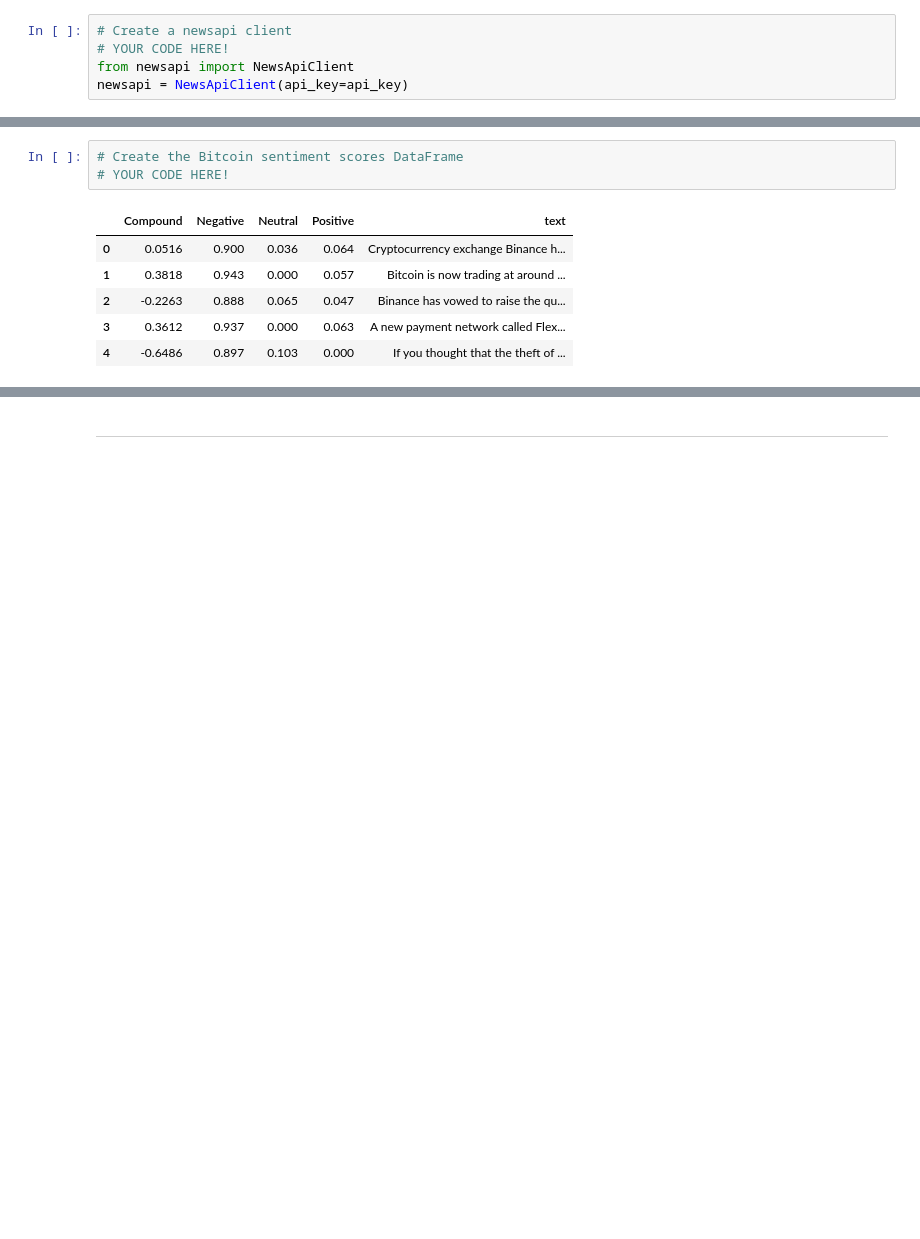
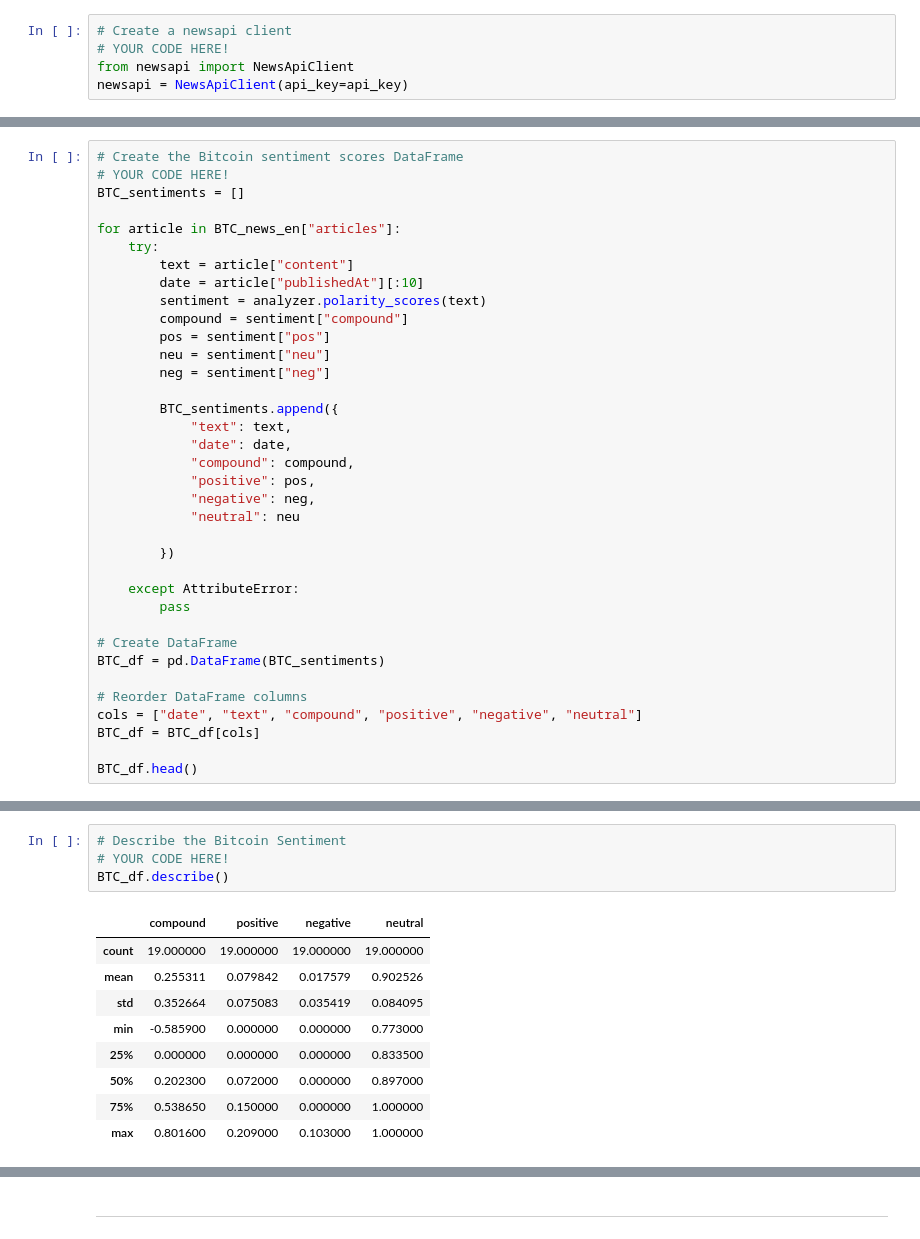
Before and after one commit to anti31415/homework12_NLP, a Jupyter notebook: Starter_Code/crypto_sentiment.ipynb, the cells around one changed output, grey strips where cells are left out. Drawn from its saved outputs; the diff is of its cells as text; blank space fills up the shorter version.

```diff
--- a/Starter_Code/crypto_sentiment.ipynb
+++ b/Starter_Code/crypto_sentiment.ipynb
@@ -55,0 +56,36 @@ ETC_news_en["totalResults"]
+# %%
+# Create the Bitcoin sentiment scores DataFrame
+# YOUR CODE HERE!
+BTC_sentiments = []
+
+for article in BTC_news_en["articles"]:
+    try:
+        text = article["content"]
+        date = article["publishedAt"][:10]
+        sentiment = analyzer.polarity_scores(text)
+        compound = sentiment["compound"]
+        pos = sentiment["pos"]
+        neu = sentiment["neu"]
+        neg = sentiment["neg"]
+
+        BTC_sentiments.append({
+            "text": text,
+            "date": date,
+            "compound": compound,
+            "positive": pos,
+            "negative": neg,
+            "neutral": neu
+
+        })
+
+    except AttributeError:
+        pass
+
+# Create DataFrame
+BTC_df = pd.DataFrame(BTC_sentiments)
+
+# Reorder DataFrame columns
+cols = ["date", "text", "compound", "positive", "negative", "neutral"]
+BTC_df = BTC_df[cols]
+
+BTC_df.head()
@@ -56,11 +142,15 @@ ETC_news_en["totalResults"]
 # %%
-# Create the Bitcoin sentiment scores DataFrame
+# Describe the Bitcoin Sentiment
 # YOUR CODE HERE!
+BTC_df.describe()
 # %% [output]
-|  | Compound | Negative | Neutral | Positive | text |
-| 0 | 0.0516 | 0.900 | 0.036 | 0.064 | Cryptocurrency exchange Binance h... |
-| 1 | 0.3818 | 0.943 | 0.000 | 0.057 | Bitcoin is now trading at around ... |
-| 2 | -0.2263 | 0.888 | 0.065 | 0.047 | Binance has vowed to raise the qu... |
-| 3 | 0.3612 | 0.937 | 0.000 | 0.063 | A new payment network called Flex... |
-| 4 | -0.6486 | 0.897 | 0.103 | 0.000 | If you thought that the theft of ... |
+|  | compound | positive | negative | neutral |
+| count | 19.000000 | 19.000000 | 19.000000 | 19.000000 |
+| mean | 0.255311 | 0.079842 | 0.017579 | 0.902526 |
+| std | 0.352664 | 0.075083 | 0.035419 | 0.084095 |
+| min | -0.585900 | 0.000000 | 0.000000 | 0.773000 |
+| 25% | 0.000000 | 0.000000 | 0.000000 | 0.833500 |
+| 50% | 0.202300 | 0.072000 | 0.000000 | 0.897000 |
+| 75% | 0.538650 | 0.150000 | 0.000000 | 1.000000 |
+| max | 0.801600 | 0.209000 | 0.103000 | 1.000000 |
 # %%
```
Also changed, not shown: parts of 35 cells of this notebook.
